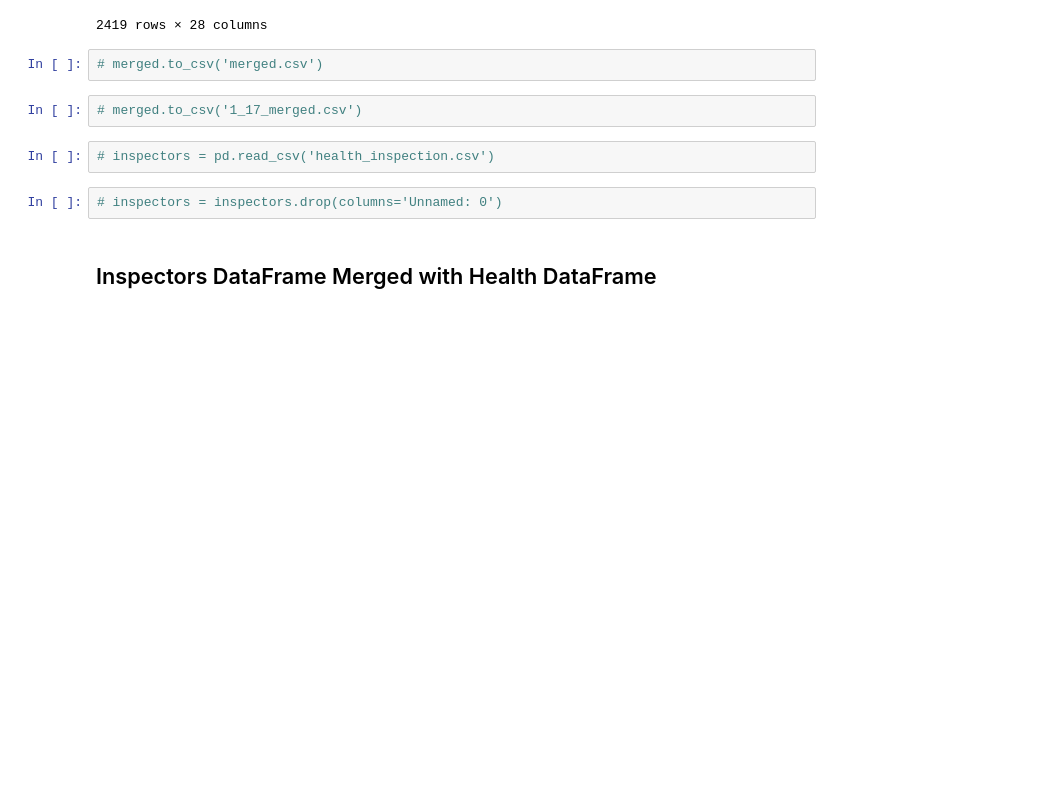
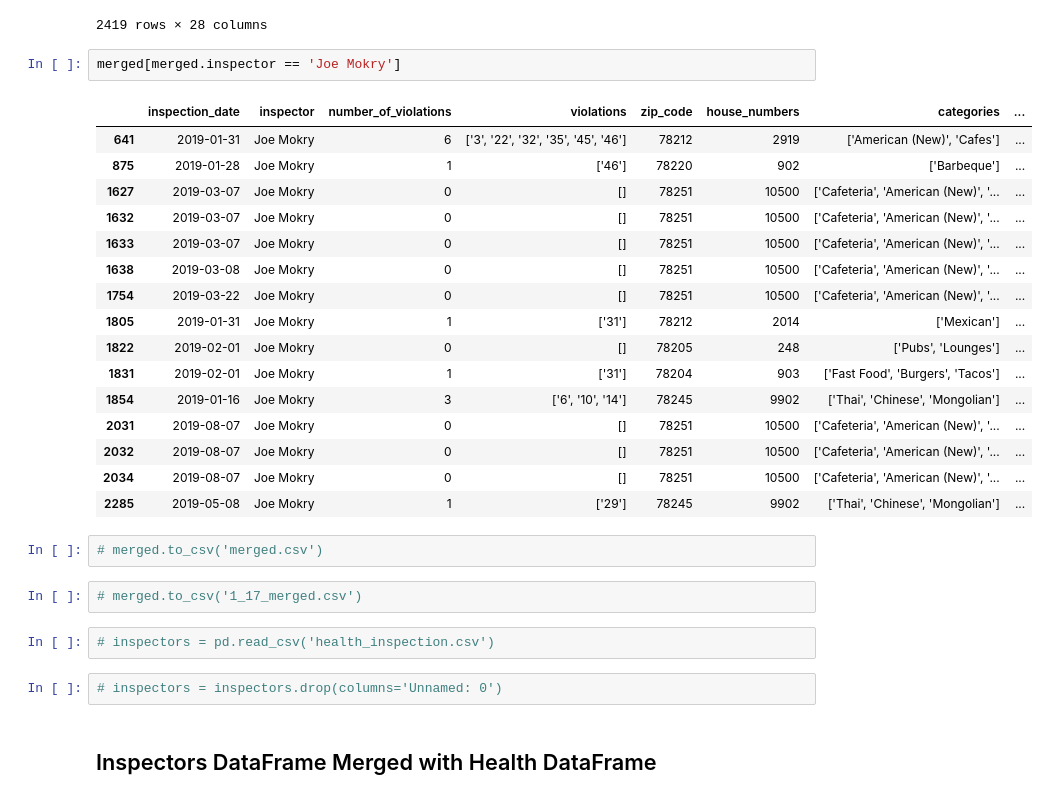
Before and after one commit to CodeBound-Annihilators/yelpproject, a Jupyter notebook: jeffs_yelp_health_inspectors_merging.ipynb, the cells around one changed output. Drawn from its saved outputs; the diff is of its cells as text; blank space fills up the shorter version.

```diff
--- a/jeffs_yelp_health_inspectors_merging.ipynb
+++ b/jeffs_yelp_health_inspectors_merging.ipynb
@@ -279,6 +281,25 @@ merged
 | 2417 | 2019-06-12 | Debra Hernandez | 2 | ['2', '30'] | 78228 | 926 | ['Fast Food', 'Burgers', 'Coffee ... | ... |
 | 2418 | 2019-06-12 | Kathleen Prenzler | 12 | ['1', '2', '2', '3', '14', '22', ... | 78217 | 9200 | ['Convenience Stores'] | ... |
 2419 rows × 28 columns
+# %%
+merged[merged.inspector == 'Joe Mokry']
+# %% [output]
+|  | inspection_date | inspector | number_of_violations | violations | zip_code | house_numbers | categories | ... |
+| 641 | 2019-01-31 | Joe Mokry | 6 | ['3', '22', '32', '35', '45', '46'] | 78212 | 2919 | ['American (New)', 'Cafes'] | ... |
+| 875 | 2019-01-28 | Joe Mokry | 1 | ['46'] | 78220 | 902 | ['Barbeque'] | ... |
+| 1627 | 2019-03-07 | Joe Mokry | 0 | [] | 78251 | 10500 | ['Cafeteria', 'American (New)', '... | ... |
+| 1632 | 2019-03-07 | Joe Mokry | 0 | [] | 78251 | 10500 | ['Cafeteria', 'American (New)', '... | ... |
+| 1633 | 2019-03-07 | Joe Mokry | 0 | [] | 78251 | 10500 | ['Cafeteria', 'American (New)', '... | ... |
+| 1638 | 2019-03-08 | Joe Mokry | 0 | [] | 78251 | 10500 | ['Cafeteria', 'American (New)', '... | ... |
+| 1754 | 2019-03-22 | Joe Mokry | 0 | [] | 78251 | 10500 | ['Cafeteria', 'American (New)', '... | ... |
+| 1805 | 2019-01-31 | Joe Mokry | 1 | ['31'] | 78212 | 2014 | ['Mexican'] | ... |
+| 1822 | 2019-02-01 | Joe Mokry | 0 | [] | 78205 | 248 | ['Pubs', 'Lounges'] | ... |
+| 1831 | 2019-02-01 | Joe Mokry | 1 | ['31'] | 78204 | 903 | ['Fast Food', 'Burgers', 'Tacos'] | ... |
+| 1854 | 2019-01-16 | Joe Mokry | 3 | ['6', '10', '14'] | 78245 | 9902 | ['Thai', 'Chinese', 'Mongolian'] | ... |
+| 2031 | 2019-08-07 | Joe Mokry | 0 | [] | 78251 | 10500 | ['Cafeteria', 'American (New)', '... | ... |
+| 2032 | 2019-08-07 | Joe Mokry | 0 | [] | 78251 | 10500 | ['Cafeteria', 'American (New)', '... | ... |
+| 2034 | 2019-08-07 | Joe Mokry | 0 | [] | 78251 | 10500 | ['Cafeteria', 'American (New)', '... | ... |
+| 2285 | 2019-05-08 | Joe Mokry | 1 | ['29'] | 78245 | 9902 | ['Thai', 'Chinese', 'Mongolian'] | ... |
 # %%
 # merged.to_csv('merged.csv')
 # %%
```
Also changed, not shown: parts of 28 cells of this notebook.
